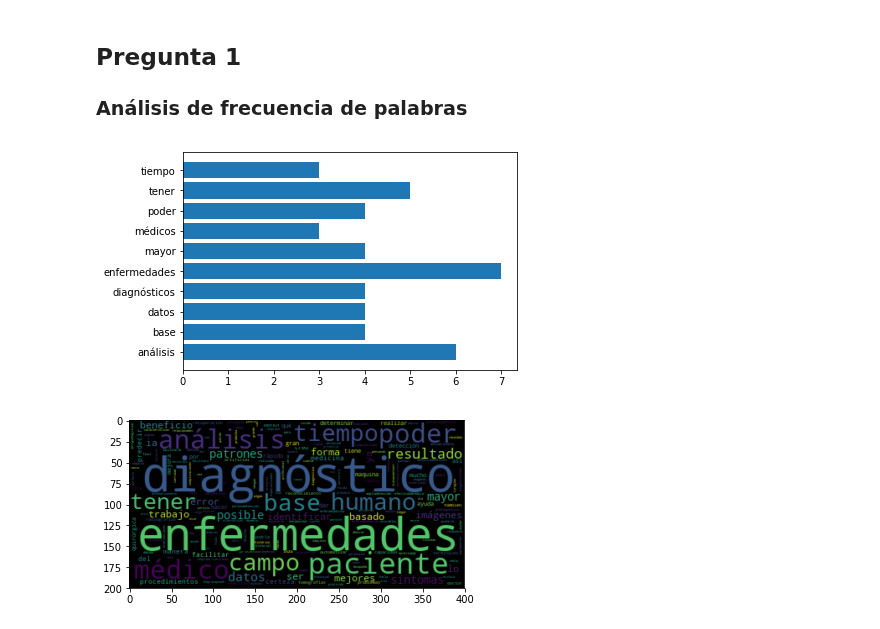
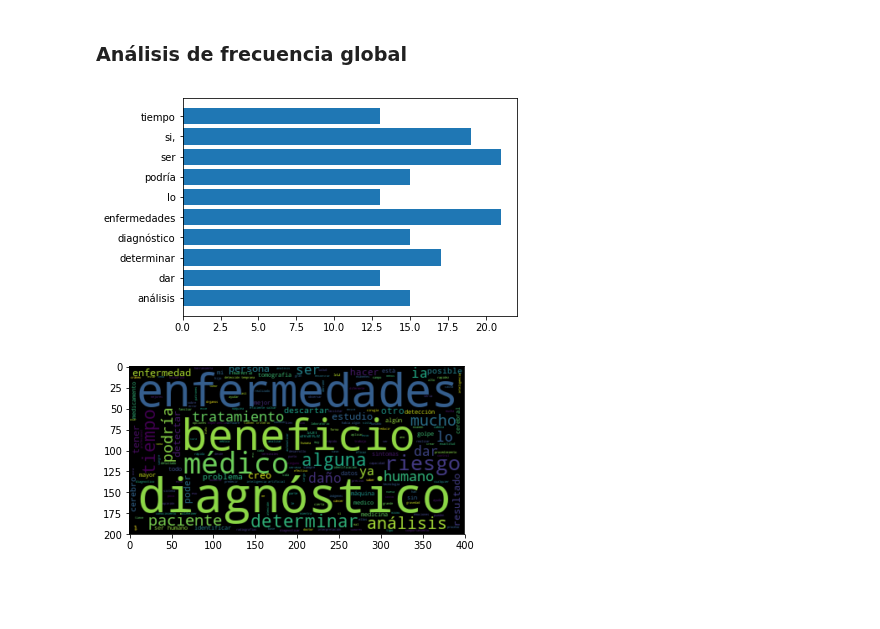
Before and after one commit to llealgt/postgrado_especializacion_investigacion_cientifica, a Jupyter notebook: epistemologia/análisis_resultado_encuesta.ipynb, the cells around one changed output. Drawn from its saved outputs; the diff is of its cells as text; code cells hidden in the pictures; blank space fills up the shorter version.

Commit message:
Initial word frequency analysis

```diff
--- a/epistemologia/análisis_resultado_encuesta.ipynb
+++ b/epistemologia/análisis_resultado_encuesta.ipynb
@@ -22,17 +19,35 @@ conteo_primera_pregunta   = Counter({key: conteo_primera_pregunta[key] for key i
+# %%
+stopwords = set(["con","como","no","de","y","en","el","a","que","para","la",
+                 "mas","un","una","los","puede","o","las","es","al","se","más",
+                 "si","del","por"])
+# %%
+def analisis_frecuencia_palabras(corpus):
+    corpus = corpus.lower()
+    corpus_list = corpus.split()
+    vocabulario = set(corpus_list)
+    conteo_corpus = Counter(corpus_list)
+    conteo_corpus   = Counter({key: conteo_corpus[key] for key in conteo_corpus if key not in stopwords})
+
+    palabra,conteo  = zip(*conteo_corpus.most_common())
+    plt.barh(palabra[:10],conteo[:10])
+    plt.show()
+
+    wordcloud_primera_pregunta = WordCloud(stopwords=stopwords).generate(corpus)
+    plt.imshow(wordcloud_primera_pregunta,interpolation="bilinear")
+    plt.show()
+
+    return corpus_list,vocabulario
+# %%
+preguntas_abiertas = datos_originales[datos_originales.columns[4:]]
+
+corpus_global = ""
+
+for column in preguntas_abiertas.columns:
+    corpus_global = corpus_global + preguntas_abiertas[column].str.cat(sep=" ")
 # %% [markdown]
-## Pregunta 1
-
-### Análisis de frecuencia de palabras
+### Análisis de frecuencia global
-# %%
-palabra,conteo  = zip(*conteo_primera_pregunta.most_common())
-
-plt.barh(palabra[:10],conteo[:10])
-plt.show()
-# %% [output]
-[figure, removed]
-# %%
-wordcloud_primera_pregunta = WordCloud(stopwords=stopwords).generate(primera_pregunta_corpus)
-plt.imshow(wordcloud_primera_pregunta,interpolation="bilinear")
-plt.show()
-# %% [output]
-[figure, removed]
+# %%
+resultado =  analisis_frecuencia_palabras(corpus_global)
+# %% [output]
+[figure, added]
+[figure, added]
```
Also changed, not shown: parts of 8 cells of this notebook.
